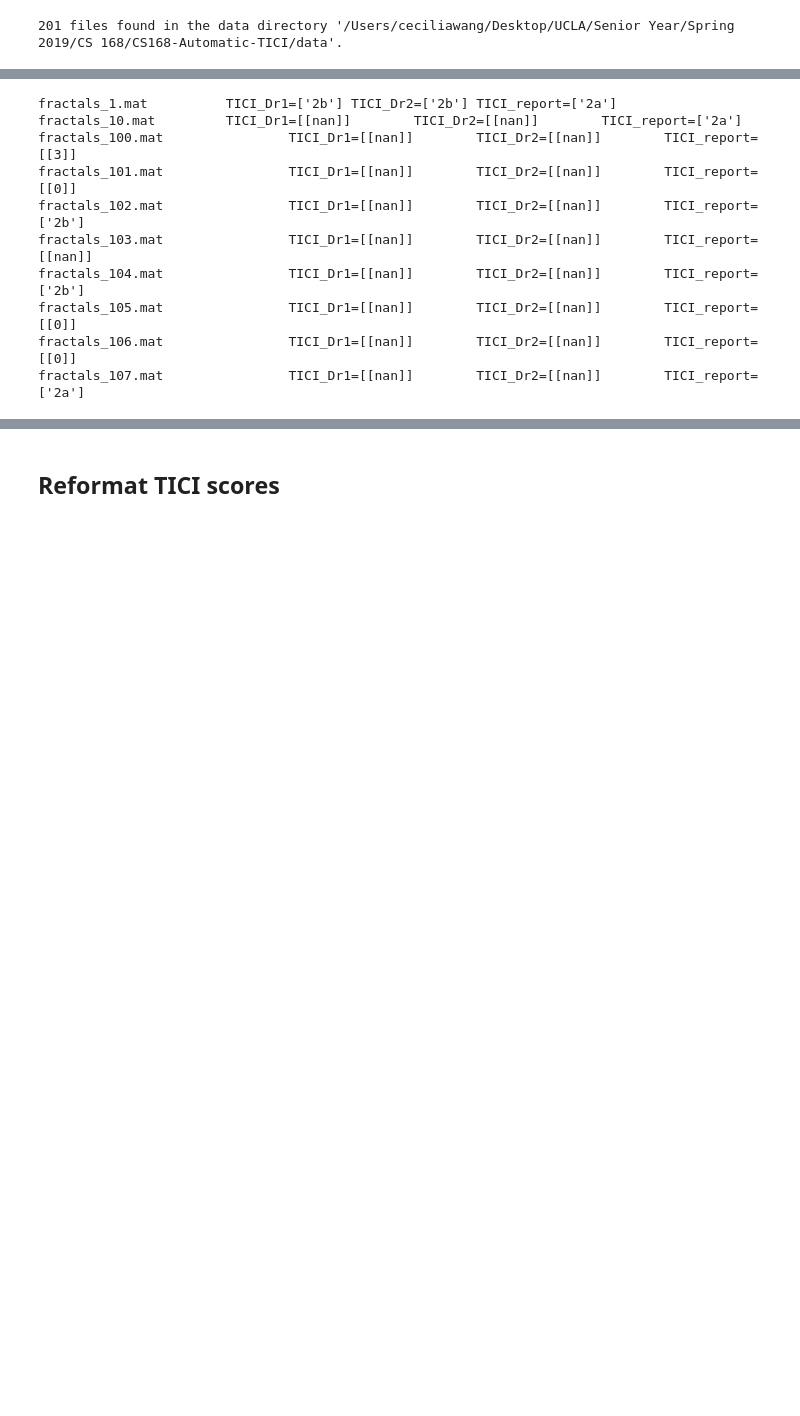
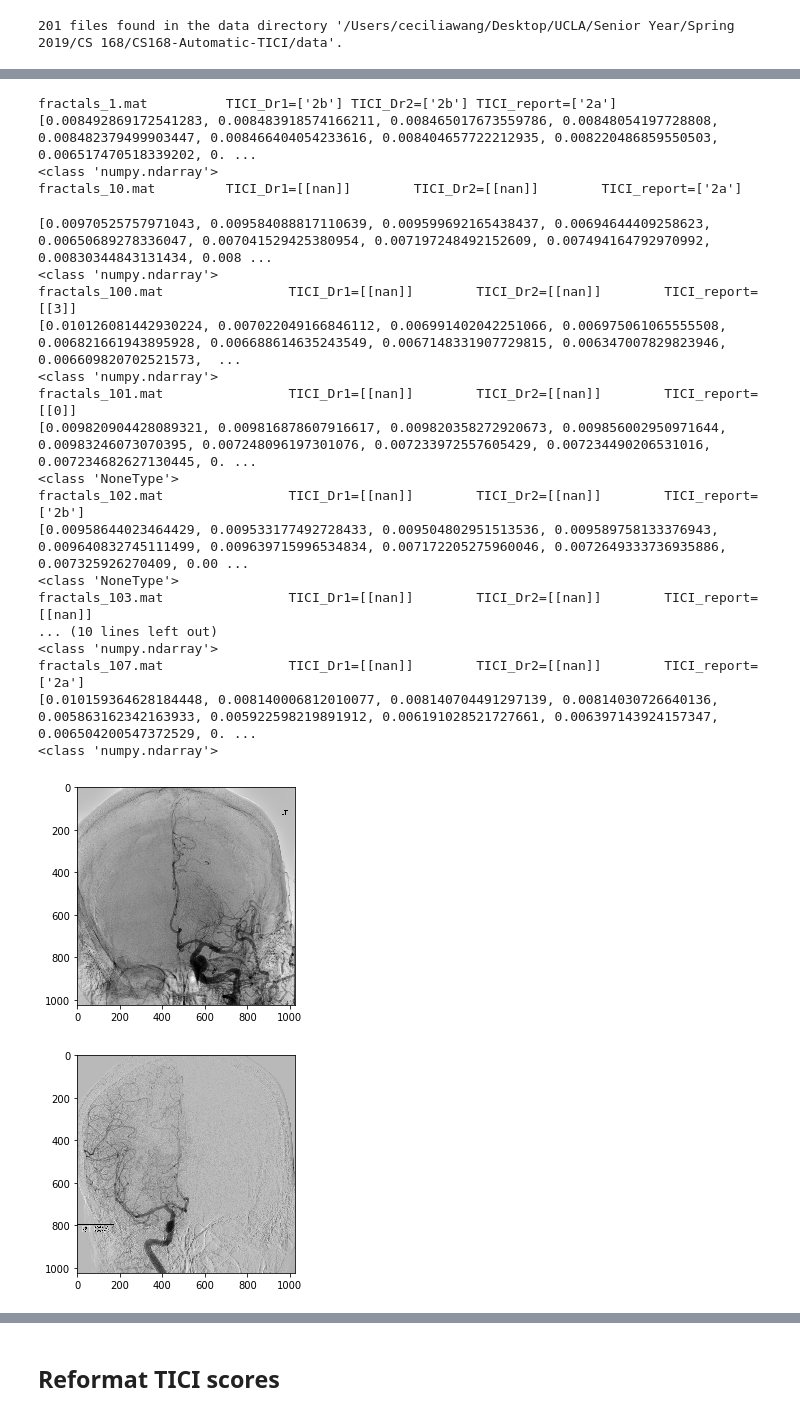
Before and after one commit to VincentD97/CS168-Automatic-TICI, a Jupyter notebook: AutomaticTICI.ipynb, the cells around one changed output, grey strips where cells are left out. Drawn from its saved outputs; the diff is of its cells as text; code cells hidden in the pictures; blank space fills up the shorter version.

```diff
--- a/AutomaticTICI.ipynb
+++ b/AutomaticTICI.ipynb
@@ -19,16 +19,18 @@ def gray2binary(image_set):
     # When an image's frequency is too low, filters.threshold_li may
     # cause a divide-by-zero RuntimeWarning, and the corresponding
     # threshold will be 0. So we need to remove zeros in thresholds.
-#     thresholds = list(filter(lambda th: th > 0, thresholds))
-    # print(thresholds)
+    new_image_set = []
+    for i in range(len(image_set)):
+        if thresholds[i] > 0:
+            new_image_set.append(image_set[i])
 
-    min_threshold = min(thresholds)
-    # print('min_threshold = ', min_threshold)
+    thresholds = list(filter(lambda th: th > 0, thresholds))
+#     print(thresholds)
+
     result = []
-    for i in range(len(image_set)):
-        result.append(image_set[i] > thresholds[i])
-    return result
-#     return np.array(list(map(lambda img : img > min_threshold, image_set)))
+    for i in range(len(thresholds)):
+        result.append(new_image_set[i] > thresholds[i])
+    return new_image_set, result
 # %%
 def summarize_middle_artery(image_set):
     # Assume all the images in an image set have the same dimensions.
@@ -48,20 +50,25 @@ def summarize_middle_artery(image_set):
     return np.array(result)
 # %%
 def choose_image(image_set):
-    binary_image_set = gray2binary(image_set)
+    new_image_set, binary_image_set = gray2binary(image_set)
     middle_artery_summary_image_set = summarize_middle_artery(binary_image_set)
     image_count, image_height = np.shape(middle_artery_summary_image_set)
 
     flagOn = False
     previous_nonzeroCount = -1
+#     print(image_height, image_height/2)
+
     for i in range(image_count):
         nonzeroCount = np.count_nonzero(middle_artery_summary_image_set[i])
-        if flagOn and nonzeroCount < image_height/2:
-            return image_set[i]
-        elif previous_nonzeroCount >= 0 and nonzeroCount - previous_nonzeroCount > image_height/2:
+
+#         print (flagOn, nonzeroCount, nonzeroCount - previous_nonzeroCount)
+
+        if flagOn and nonzeroCount > 0 and nonzeroCount < image_height/2:
+            return True, new_image_set[i]
+        elif previous_nonzeroCount >= 0 and nonzeroCount > image_height/2:
             flagOn = True
         previous_nonzeroCount = nonzeroCount
-    return None
+    return False, None
 # %% [markdown]
 ## Load data & extract images and TICI scores
 # %%
@@ -95,8 +102,8 @@ def extract_data_file(data_dir, fname, verbose=False):
     # Only one image from each image set is selected to be fed into the model.
     # For simplicity, the image in the middle of each image set is selected just for now.
     count, _, __ = np.shape(image_set)
-    image = choose_image(image_set)
-    return image, TICI
+    imgNotNone, image = choose_image(image_set)
+    return imgNotNone, image, TICI
 # %%
 # From the first mat file, learn the structure and the image set dimensions.
 # Assume that all mat files have the same structure and that all the images
@@ -111,15 +119,32 @@ fractals_1.mat  keys=['TICI_Dr1', 'TICI_Dr2', 'TICI_report', 'X', '__globals__',
 # %%
 # For debugging purpose, print the 3 TICI scores for the first 10 mat files.
 for n in range(10):
-    _, _ = extract_data_file(data_dir, files[n], verbose=2)
+    imgNotNone,  image , _ = extract_data_file(data_dir, files[n], verbose=2)
+    print(type(image))
+    if imgNotNone:
+        plt.figure()
+        plt.imshow(image, cmap='gray')
 # %% [output]
 fractals_1.mat          TICI_Dr1=['2b'] TICI_Dr2=['2b'] TICI_report=['2a']
+[0.008492869172541283, 0.008483918574166211, 0.008465017673559786, 0.00848054197728808, 0.008482379499903447, 0.008466404054233616, 0.008404657722212935, 0.008220486859550503, 0.006517470518339202, 0. ...
+<class 'numpy.ndarray'>
 fractals_10.mat         TICI_Dr1=[[nan]]        TICI_Dr2=[[nan]]        TICI_report=['2a']
-fractals_100.mat                TICI_Dr1=[[nan]]        TICI_Dr2=[[nan]]        TICI_report=[[3]]
-fractals_101.mat                TICI_Dr1=[[nan]]        TICI_Dr2=[[nan]]        TICI_report=[[0]]
-fractals_102.mat                TICI_Dr1=[[nan]]        TICI_Dr2=[[nan]]        TICI_report=['2b']
-fractals_103.mat                TICI_Dr1=[[nan]]        TICI_Dr2=[[nan]]        TICI_report=[[nan]]
-fractals_104.mat                TICI_Dr1=[[nan]]        TICI_Dr2=[[nan]]        TICI_report=['2b']
-fractals_105.mat                TICI_Dr1=[[nan]]        TICI_Dr2=[[nan]]        TICI_report=[[0]]
-fractals_106.mat                TICI_Dr1=[[nan]]        TICI_Dr2=[[nan]]        TICI_report=[[0]]
-fractals_107.mat                TICI_Dr1=[[nan]]        TICI_Dr2=[[nan]]        TICI_report=['2a']
+[0.00970525757971043, 0.009584088817110639, 0.009599692165438437, 0.00694644409258623, 0.00650689278336047, 0.007041529425380954, 0.007197248492152609, 0.007494164792970992, 0.00830344843131434, 0.008 ...
+<class 'numpy.ndarray'>
+fractals_100.mat                TICI_Dr1=[[nan]]        TICI_Dr2=[[nan]]        TICI_report=[[3]]
+[0.010126081442930224, 0.007022049166846112, 0.006991402042251066, 0.006975061065555508, 0.006821661943895928, 0.006688614635243549, 0.0067148331907729815, 0.006347007829823946, 0.006609820702521573,  ...
+<class 'numpy.ndarray'>
+fractals_101.mat                TICI_Dr1=[[nan]]        TICI_Dr2=[[nan]]        TICI_report=[[0]]
+[0.009820904428089321, 0.009816878607916617, 0.009820358272920673, 0.009856002950971644, 0.00983246073070395, 0.007248096197301076, 0.007233972557605429, 0.007234490206531016, 0.007234682627130445, 0. ...
+<class 'NoneType'>
+fractals_102.mat                TICI_Dr1=[[nan]]        TICI_Dr2=[[nan]]        TICI_report=['2b']
+[0.00958644023464429, 0.009533177492728433, 0.009504802951513536, 0.009589758133376943, 0.009640832745111499, 0.009639715996534834, 0.007172205275960046, 0.0072649333736935886, 0.007325926270409, 0.00 ...
+<class 'NoneType'>
+fractals_103.mat                TICI_Dr1=[[nan]]        TICI_Dr2=[[nan]]        TICI_report=[[nan]]
+... (10 lines left out)
+<class 'numpy.ndarray'>
+fractals_107.mat                TICI_Dr1=[[nan]]        TICI_Dr2=[[nan]]        TICI_report=['2a']
+[0.010159364628184448, 0.008140006812010077, 0.008140704491297139, 0.00814030726640136, 0.005863162342163933, 0.005922598219891912, 0.006191028521727661, 0.006397143924157347, 0.006504200547372529, 0. ...
+<class 'numpy.ndarray'>
+[figure, added]
+[figure, added]
```
Also changed, not shown: parts of 7 cells of this notebook, 1 other file.
